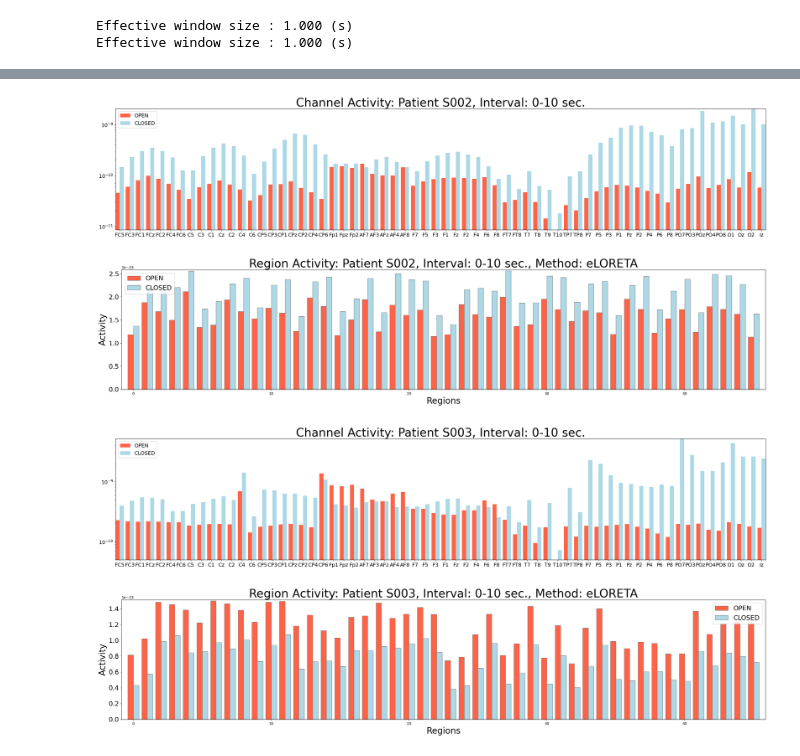
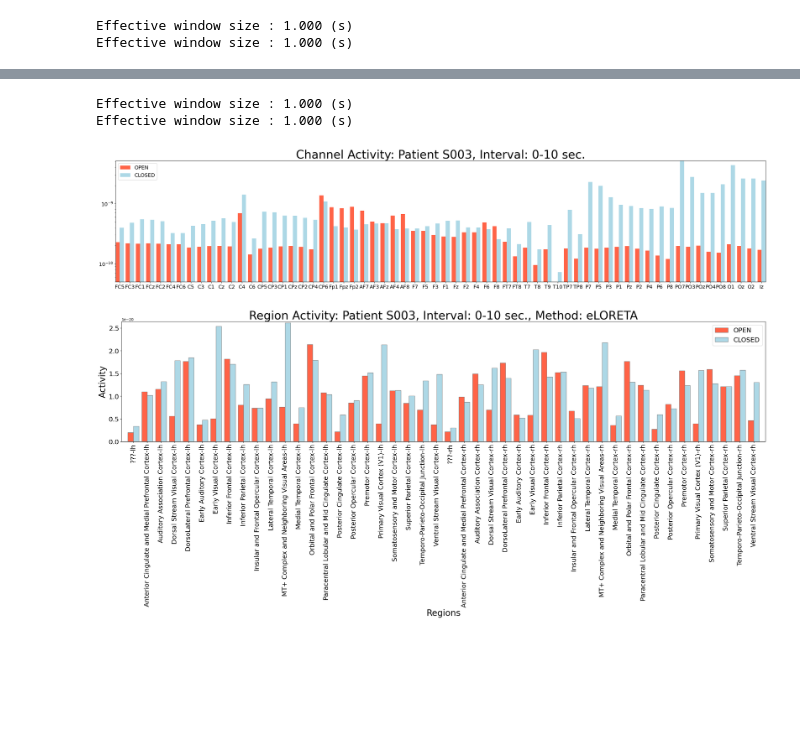
Before and after one commit to gjoelbye/TCAV-BENDR, a Jupyter notebook: notebooks/sanity_check_open_closed.ipynb, the cells around one changed output, grey strips where cells are left out. Drawn from its saved outputs; the diff is of its cells as text; code cells hidden in the pictures; blank space fills up the shorter version.

```diff
--- a/notebooks/sanity_check_open_closed.ipynb
+++ b/notebooks/sanity_check_open_closed.ipynb
@@ -131,7 +124,7 @@ def plot_baseline_comparison_patient_level_2(open, closed, title=None, savefig=F
         labels = get_labels(subjects_dir, parcellation_name = "HCPMMP1_combined")
         label_names = [label.name for label in np.array(labels).flatten()]
 
-        #ax.set_xticks(X, label_names, fontsize=TICK_LABEL_SIZE, rotation=90)
+        ax.set_xticks(X, label_names, fontsize=TICK_LABEL_SIZE, rotation=90)
         ax.margins(.01)
         ax.tick_params(axis='y', which='major', labelsize=TICK_LABEL_SIZE)
 
@@ -155,7 +148,7 @@ def calculate_activity_per_label(annotation_dict, labels, compute_inverse):
 
     return activity
 
-def make_fast_inverse_operator(info, fwd, cov, method="eLORETA", snr=3, nave=1, verbose=False):
+def make_fast_inverse_operator(info, fwd, cov, method="eLORETA", snr=1, nave=1, verbose=False):
     lambda2 = 1/snr**2
     inv = mne.minimum_norm.make_inverse_operator(info, fwd, cov, verbose=verbose)
     inv = mne.minimum_norm.prepare_inverse_operator(inv, nave, lambda2, method=method, verbose=verbose)
@@ -168,7 +161,7 @@ def activity_temp(FILE, tmin=0, tmax=10, high_pass=0.5, low_pass=70.0, method="e
     subjects_dir, subject, trans, src_path, bem_path = get_fsaverage()
     labels = get_labels(subjects_dir, parcellation_name = "HCPMMP1_combined")
 
-    raw = get_raw(FILE, filter=False, high_pass=high_pass, low_pass=low_pass)
+    raw = get_raw(FILE, filter=True, high_pass=high_pass, low_pass=low_pass)
     raw = raw.crop(tmin=tmin, tmax=tmax)
 
     src = get_src(src_path)
@@ -186,8 +179,8 @@ def activity_temp(FILE, tmin=0, tmax=10, high_pass=0.5, low_pass=70.0, method="e
 
 def assess_method(patient, filepath_open, filepath_closed, tmin=0, tmax=10, high_pass=0.5, low_pass=70.0, method="eLORETA"):
 
-    raw_open, activity_open = activity_temp(filepath_open, tmin=tmin, tmax=tmax, high_pass=high_pass, low_pass=low_pass, method=method)
-    raw_closed, activity_closed = activity_temp(filepath_closed, tmin=tmin, tmax=tmax, high_pass=high_pass, low_pass=low_pass, method=method)
+    raw_open, activity_open = activity_temp(filepath_open, tmin=tmin, tmax=tmax, high_pass=high_pass, low_pass=low_pass, method=method, snr=50)
+    raw_closed, activity_closed = activity_temp(filepath_closed, tmin=tmin, tmax=tmax, high_pass=high_pass, low_pass=low_pass, method=method, snr=50)
 
     compare_electrode_activity(raw_open, raw_closed, title=f'Channel Activity: Patient {patient}, Interval: {tmin}-{tmax} sec.')
     plot_baseline_comparison_patient_level_2(activity_open['T0'], activity_closed['T0'], title=f'Region Activity: Patient {patient}, Interval: {tmin}-{tmax} sec., Method: {method}')
@@ -223,27 +220,22 @@ plt.show()
-# %%
-assess_method(patient, filepath_open, filepath_closed, tmin=0, tmax=10, high_pass=8.0, low_pass=12.0, method="eLORETA")
-#assess_method(patient, filepath_open, filepath_closed, tmin=0, tmax=10, high_pass=8.0, low_pass=12.0, method="sLORETA")
-#assess_method(patient, filepath_open, filepath_closed, tmin=10, tmax=20, high_pass=8.0, low_pass=12.0, method="eLORETA")
-#assess_method(patient, filepath_open, filepath_closed, tmin=20, tmax=30, high_pass=8.0, low_pass=12.0, method="eLORETA")
-#assess_method(patient, filepath_open, filepath_closed, tmin=30, tmax=40, high_pass=8.0, low_pass=12.0, method="eLORETA")
-#assess_method(patient, filepath_open, filepath_closed, tmin=40, tmax=50, high_pass=8.0, low_pass=12.0, method="eLORETA")
-#assess_method(patient, filepath_open, filepath_closed, tmin=50, tmax=60, high_pass=8.0, low_pass=12.0, method="eLORETA")
-# %% [output]
-[figure, removed]
-[figure, removed]
 # %%
 patient = 'S003'
 
-high_pass = 1.0
-low_pass = 70.0
+high_pass = 8.0
+low_pass = 12.0
 
 filepath_open = f'../../data/eegmmidb (raw)/files/{patient}/{patient}R01.edf'
-raw_open = get_raw(filepath_open, filter=False, high_pass=high_pass, low_pass=low_pass)
+raw_open = get_raw(filepath_open, filter=True, high_pass=high_pass, low_pass=low_pass)
+#raw_open = raw_open.crop(tmin=0, tmax=10)
+psd_open = raw_open.compute_psd()
 
 filepath_closed = f'../../data/eegmmidb (raw)/files/{patient}/{patient}R02.edf'
-raw_closed = get_raw(filepath_closed, filter=False, high_pass=high_pass, low_pass=low_pass)
+raw_closed = get_raw(filepath_closed, filter=True, high_pass=high_pass, low_pass=low_pass)
+#raw_closed = raw_closed.crop(tmin=0, tmax=10)
+psd_closed = raw_closed.compute_psd()
 
-assess_method(patient, filepath_open, filepath_closed, tmin=0, tmax=10, high_pass=8.0, low_pass=12.0, method="eLORETA")
+assess_method(patient, filepath_open, filepath_closed, tmin=0, tmax=10, high_pass=high_pass, low_pass=low_pass, method="eLORETA")
 # %% [output]
+Effective window size : 1.000 (s)
+Effective window size : 1.000 (s)
 [figure]
-[figure, old version]
+[figure, new version]
```
Also changed, not shown: parts of 5 cells of this notebook, 2 other files.
